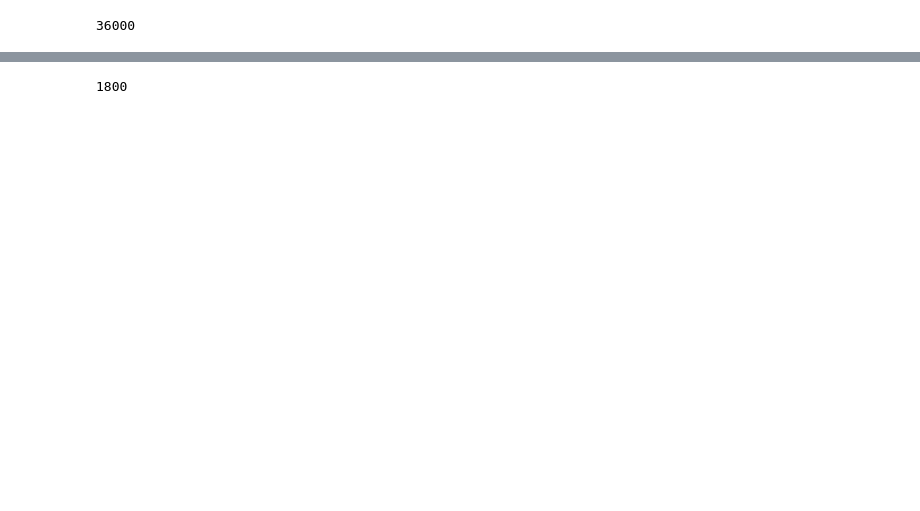
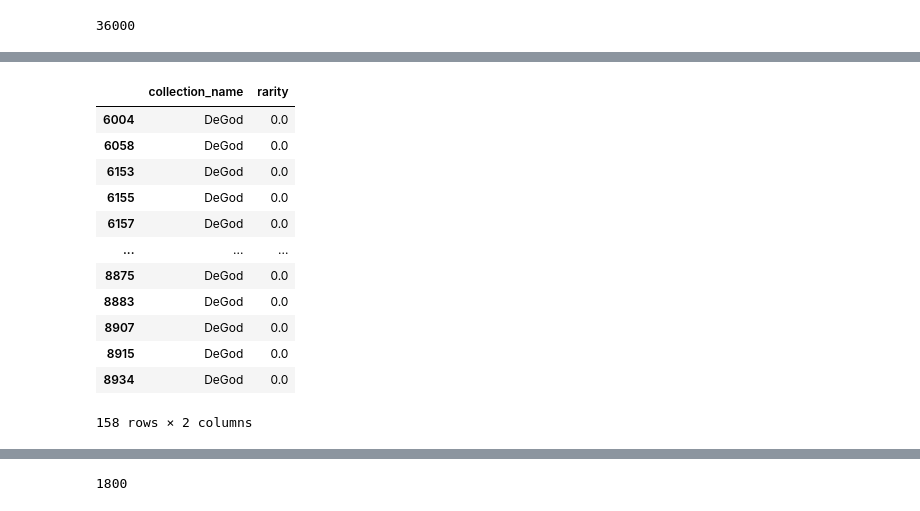
Before and after one commit to imemmul/GenerativeNFT, a Jupyter notebook: models/vit_rarity/old_dataset.ipynb, the cells around one changed output, grey strips where cells are left out. Cells and saved outputs as stored; diff of their text form; code cells hidden in the pictures; blank space fills up the shorter version.

```diff
--- a/models/vit_rarity/old_dataset.ipynb
+++ b/models/vit_rarity/old_dataset.ipynb
@@ -86,0 +120,11 @@ Name: rank_values, Length: 36000, dtype: object
+# %%
+for i in range(len(valid_slice)+1):
+    if i == 0:
+        max_val = df['label'][:valid_slice[i]].max()
+        print(max_val)
+    elif i > 0 and i < len(valid_slice):
+        max_val = df['label'][valid_slice[i-1]:valid_slice[i]].max()
+        print(max_val)
+    else:
+        max_val = df['label'][valid_slice[i-1]:].max()
+        print(max_val)
@@ -214,0 +287,19 @@ Name: rarity, dtype: float64
+# %%
+filter = (df['collection_name'] == "DeGod") & (df['rarity'] == 0.0)
+result_df = df.loc[filter]
+# %%
+result_df
+# %% [output]
+|  | collection_name | rarity |
+| 6004 | DeGod | 0.0 |
+| 6058 | DeGod | 0.0 |
+| 6153 | DeGod | 0.0 |
+| 6155 | DeGod | 0.0 |
+| 6157 | DeGod | 0.0 |
+| ... | ... | ... |
+| 8875 | DeGod | 0.0 |
+| 8883 | DeGod | 0.0 |
+| 8907 | DeGod | 0.0 |
+| 8915 | DeGod | 0.0 |
+| 8934 | DeGod | 0.0 |
+158 rows × 2 columns
```
Also changed, not shown: parts of 33 cells of this notebook, 8 other files.
